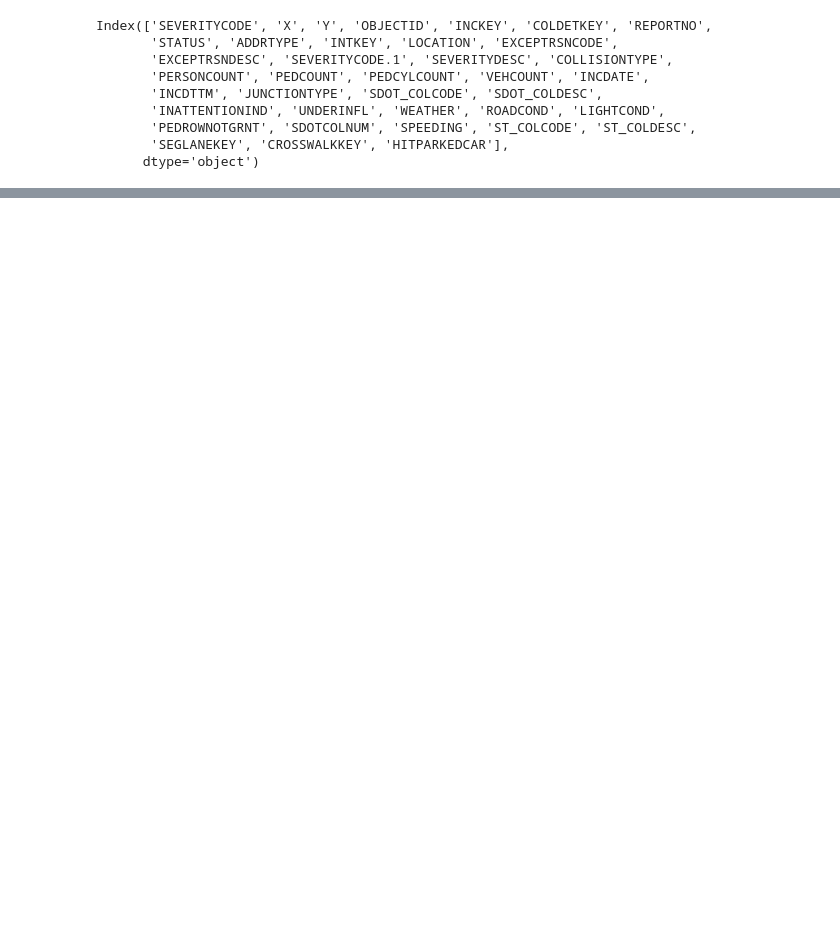
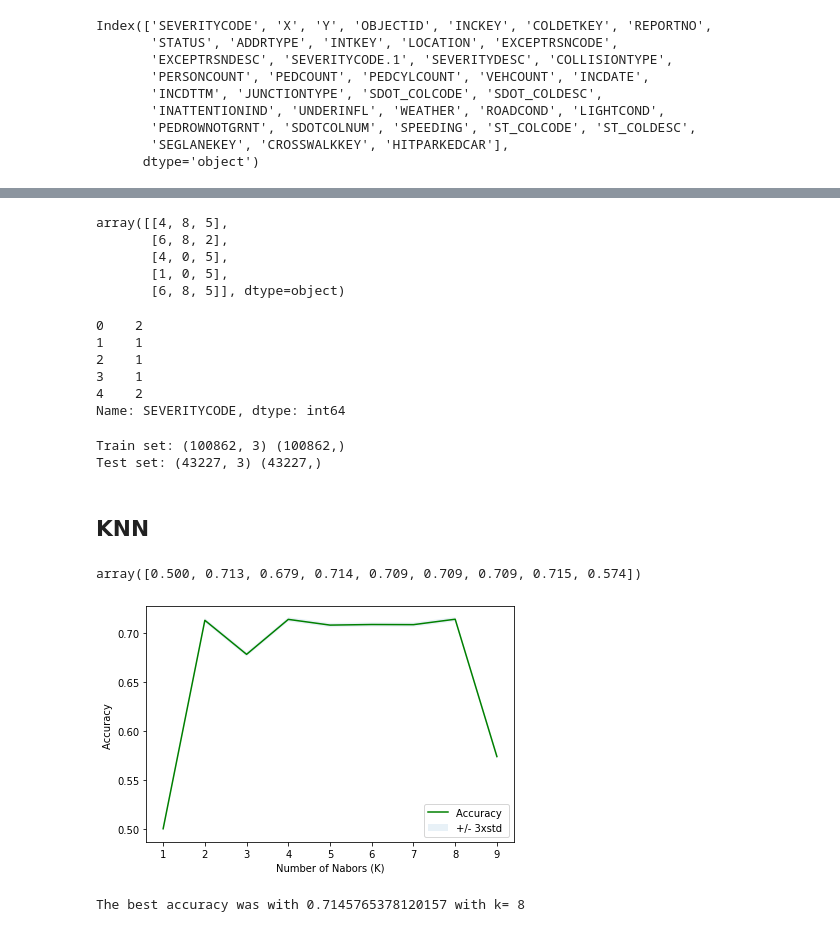
Before and after one commit to turkulerc/Coursera_Capstone, a Jupyter notebook: ADS_Capstone.ipynb, the cells around one changed output, grey strips where cells are left out. Cells and saved outputs as stored; diff of their text form; code cells hidden in the pictures; blank space fills up the shorter version.

```diff
--- a/ADS_Capstone.ipynb
+++ b/ADS_Capstone.ipynb
@@ -35,0 +248,3 @@ Index(['SEVERITYCODE', 'X', 'Y', 'OBJECTID', 'INCKEY', 'COLDETKEY', 'REPORTNO',
+# %%
+X = df_final[['WEATHER', 'ROADCOND', 'LIGHTCOND']].values
+X[0:5]
@@ -35,0 +257,76 @@ Index(['SEVERITYCODE', 'X', 'Y', 'OBJECTID', 'INCKEY', 'COLDETKEY', 'REPORTNO',
+# %%
+from sklearn import preprocessing
+le_weather = preprocessing.LabelEncoder()
+le_weather.fit(df_final.WEATHER.unique())
+X[:,0] = le_weather.transform(X[:,0])
+
+le_road = preprocessing.LabelEncoder()
+le_road.fit(df_final.ROADCOND.unique())
+X[:,1] = le_road.transform(X[:,1])
+
+le_light = preprocessing.LabelEncoder()
+le_light.fit(df_final.LIGHTCOND.unique())
+X[:,2] = le_light.transform(X[:,2])
+
+X[0:5]
+# %% [output]
+array([[4, 8, 5],
+       [6, 8, 2],
+       [4, 0, 5],
+       [1, 0, 5],
+       [6, 8, 5]], dtype=object)
+# %%
+y = df_final["SEVERITYCODE"]
+y[0:5]
+# %% [output]
+0    2
+1    1
+2    1
+3    1
+4    2
+Name: SEVERITYCODE, dtype: int64
+# %%
+from sklearn.model_selection import train_test_split
+X_train, X_test, y_train, y_test = train_test_split( X, y, test_size=0.3, random_state=4)
+print ('Train set:', X_train.shape,  y_train.shape)
+print ('Test set:', X_test.shape,  y_test.shape)
+# %% [output]
+Train set: (100862, 3) (100862,)
+Test set: (43227, 3) (43227,)
+# %% [markdown]
+## KNN
+# %%
+from sklearn.neighbors import KNeighborsClassifier
+from sklearn import metrics
+
+Ks = 10
+mean_acc = np.zeros((Ks-1))
+std_acc = np.zeros((Ks-1))
+ConfustionMx = [];
+for n in range(1,Ks):
+
+    #Train Model and Predict
+    neigh = KNeighborsClassifier(n_neighbors = n).fit(X_train,y_train)
+    yhat=neigh.predict(X_test)
+    mean_acc[n-1] = metrics.accuracy_score(y_test, yhat)
+
+
+    std_acc[n-1]=np.std(yhat==y_test)/np.sqrt(yhat.shape[0])
+
+mean_acc
+# %% [output]
+array([0.500, 0.713, 0.679, 0.714, 0.709, 0.709, 0.709, 0.715, 0.574])
+# %%
+plt.plot(range(1,Ks),mean_acc,'g')
+plt.fill_between(range(1,Ks),mean_acc - 1 * std_acc,mean_acc + 1 * std_acc, alpha=0.10)
+plt.legend(('Accuracy ', '+/- 3xstd'))
+plt.ylabel('Accuracy ')
+plt.xlabel('Number of Nabors (K)')
+plt.tight_layout()
+plt.show()
+# %% [output]
+[figure, added]
+# %%
+print( "The best accuracy was with", mean_acc.max(), "with k=", mean_acc.argmax()+1)
+# %% [output]
+The best accuracy was with 0.7145765378120157 with k= 8
```
Also changed, not shown: parts of 36 cells of this notebook.
